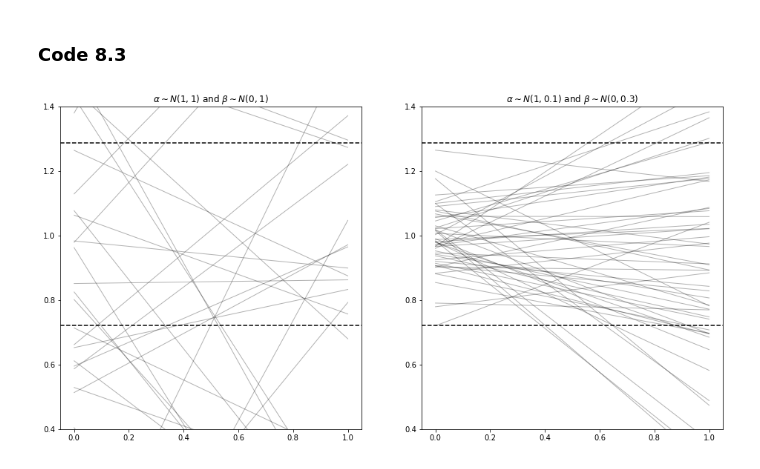
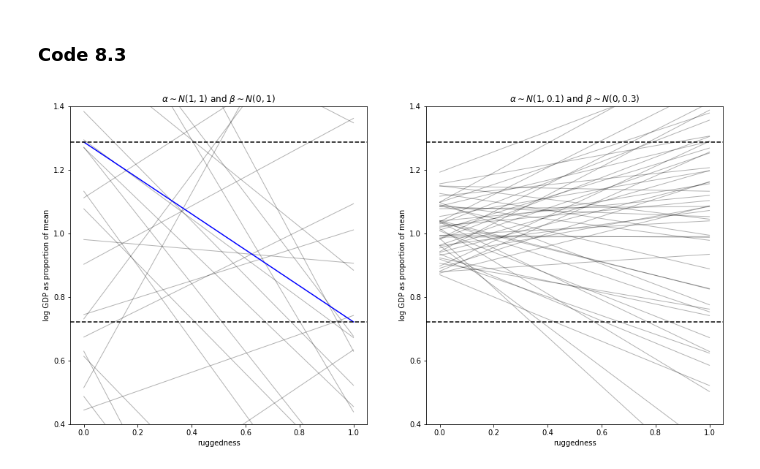
Before and after one commit to somnath1077/statistical_rethinking, a Jupyter notebook: code/ch08/nb01_rugged_model.ipynb, the cells around one changed output. Drawn from its saved outputs; the diff is of its cells as text; code cells hidden in the pictures.

Commit message:
rugged model

```diff
--- a/code/ch08/nb01_rugged_model.ipynb
+++ b/code/ch08/nb01_rugged_model.ipynb
@@ -144,24 +144,30 @@ with m_8_1t:
 # %%
 fig, (ax1, ax2) = plt.subplots(1, 2, figsize=(16, 8))
 
 # For plotting multiple lines simultaneously, the data for each line segment should be in column-major format
 rugged_xvals = np.linspace(0.0, 1.0, num=N_OBS).reshape(-1, 1)
 
 matrix_1 = m_8_1_prior['a'].reshape(1, -1) + rugged_xvals.reshape(-1, 1) * m_8_1_prior['b'].reshape(1, -1)
 matrix_2 = m_8_1t_prior['a'].reshape(1, -1) + rugged_xvals.reshape(-1, 1) * m_8_1t_prior['b'].reshape(1, -1)
 
 ax1.plot(rugged_xvals, matrix_1, color="k", lw=1, alpha=0.3)
 ax1.set_title(r'$\alpha \sim N(1, 1)$ and $\beta \sim N(0, 1)$')
-ax1.axhline(y=df_gdp['log_gdp_std'].min(), xmin=0.0, xmax=1.0, linestyle='--', color='k')
-ax1.axhline(y=df_gdp['log_gdp_std'].max(), xmin=0.0, xmax=1.0, linestyle='--', color='k')
-ax1.set_ylim(0.4, 1.4)
+
 
 ax2.plot(rugged_xvals, matrix_2, color="k", lw=1, alpha=0.3)
 ax2.set_title(r'$\alpha \sim N(1, 0.1)$ and $\beta \sim N(0, 0.3)$')
-ax2.axhline(y=df_gdp['log_gdp_std'].min(), xmin=0.0, xmax=1.0, linestyle='--', color='k')
-ax2.axhline(y=df_gdp['log_gdp_std'].max(), xmin=0.0, xmax=1.0, linestyle='--', color='k')
-ax2.set_ylim(0.4, 1.4)
+
+# assuming that ruggedness explains the variation in log GDP completely, which line would this be?
+trend_line = df_gdp['log_gdp_std'].max() + (df_gdp['log_gdp_std'].min() - df_gdp['log_gdp_std'].max()) * rugged_xvals
+ax1.plot(rugged_xvals, trend_line, color='b')
+
+for ax in (ax1, ax2):
+    ax.axhline(y=df_gdp['log_gdp_std'].min(), xmin=0.0, xmax=1.0, linestyle='--', color='k')
+    ax.axhline(y=df_gdp['log_gdp_std'].max(), xmin=0.0, xmax=1.0, linestyle='--', color='k')
+    ax.set_ylim(0.4, 1.4)
+    ax.set_ylabel('log GDP as proportion of mean')
+    ax.set_xlabel('ruggedness')
 
 plt.show()
 # %% [output]
-[figure, old version]
+[figure, new version]
```
Also changed, not shown: parts of 31 cells of this notebook.
